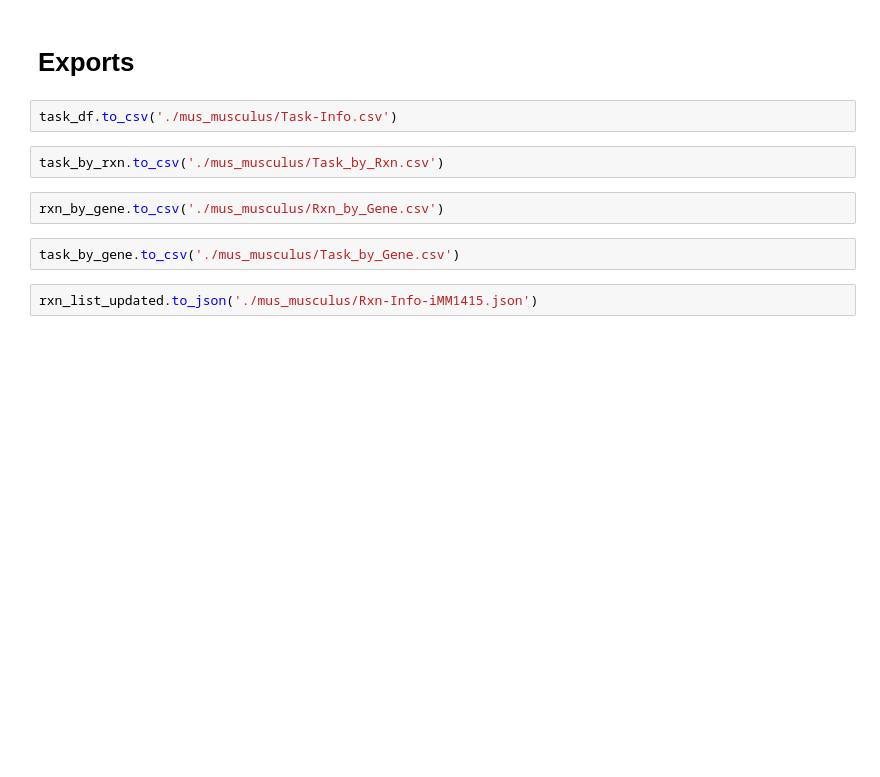
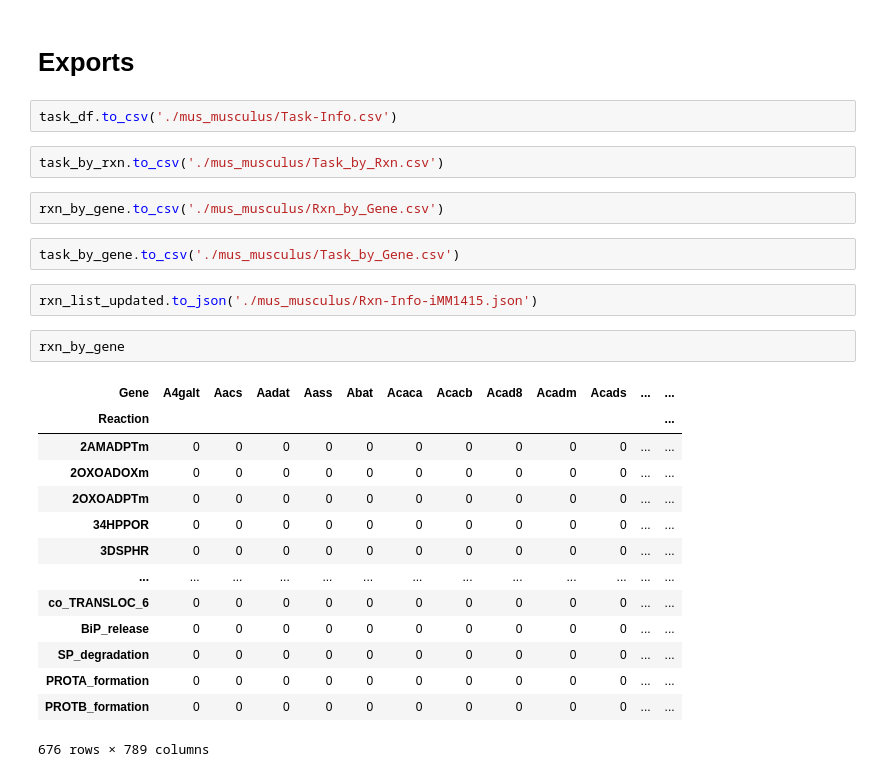
Before and after one commit to earmingol/scCellFie, a Jupyter notebook: task_data/Generate-Mouse-from-MATLAB.ipynb, the cells around one changed output. Cells and saved outputs as stored; diff of their text form; blank space fills up the shorter version.

```diff
--- a/task_data/Generate-Mouse-from-MATLAB.ipynb
+++ b/task_data/Generate-Mouse-from-MATLAB.ipynb
@@ -619,3 +601,20 @@ rxn_by_gene.to_csv('./mus_musculus/Rxn_by_Gene.csv')
 task_by_gene.to_csv('./mus_musculus/Task_by_Gene.csv')
 # %%
 rxn_list_updated.to_json('./mus_musculus/Rxn-Info-iMM1415.json')
+# %%
+rxn_by_gene
+# %% [output]
+| Gene | A4galt | Aacs | Aadat | Aass | Abat | Acaca | Acacb | Acad8 | Acadm | Acads | ... | ... |
+| Reaction |  |  |  |  |  |  |  |  |  |  |  | ... |
+| 2AMADPTm | 0 | 0 | 0 | 0 | 0 | 0 | 0 | 0 | 0 | 0 | ... | ... |
+| 2OXOADOXm | 0 | 0 | 0 | 0 | 0 | 0 | 0 | 0 | 0 | 0 | ... | ... |
+| 2OXOADPTm | 0 | 0 | 0 | 0 | 0 | 0 | 0 | 0 | 0 | 0 | ... | ... |
+| 34HPPOR | 0 | 0 | 0 | 0 | 0 | 0 | 0 | 0 | 0 | 0 | ... | ... |
+| 3DSPHR | 0 | 0 | 0 | 0 | 0 | 0 | 0 | 0 | 0 | 0 | ... | ... |
+| ... | ... | ... | ... | ... | ... | ... | ... | ... | ... | ... | ... | ... |
+| co_TRANSLOC_6 | 0 | 0 | 0 | 0 | 0 | 0 | 0 | 0 | 0 | 0 | ... | ... |
+| BiP_release | 0 | 0 | 0 | 0 | 0 | 0 | 0 | 0 | 0 | 0 | ... | ... |
+| SP_degradation | 0 | 0 | 0 | 0 | 0 | 0 | 0 | 0 | 0 | 0 | ... | ... |
+| PROTA_formation | 0 | 0 | 0 | 0 | 0 | 0 | 0 | 0 | 0 | 0 | ... | ... |
+| PROTB_formation | 0 | 0 | 0 | 0 | 0 | 0 | 0 | 0 | 0 | 0 | ... | ... |
+676 rows × 789 columns
```
Also changed, not shown: parts of 19 cells of this notebook, 7 other files.
